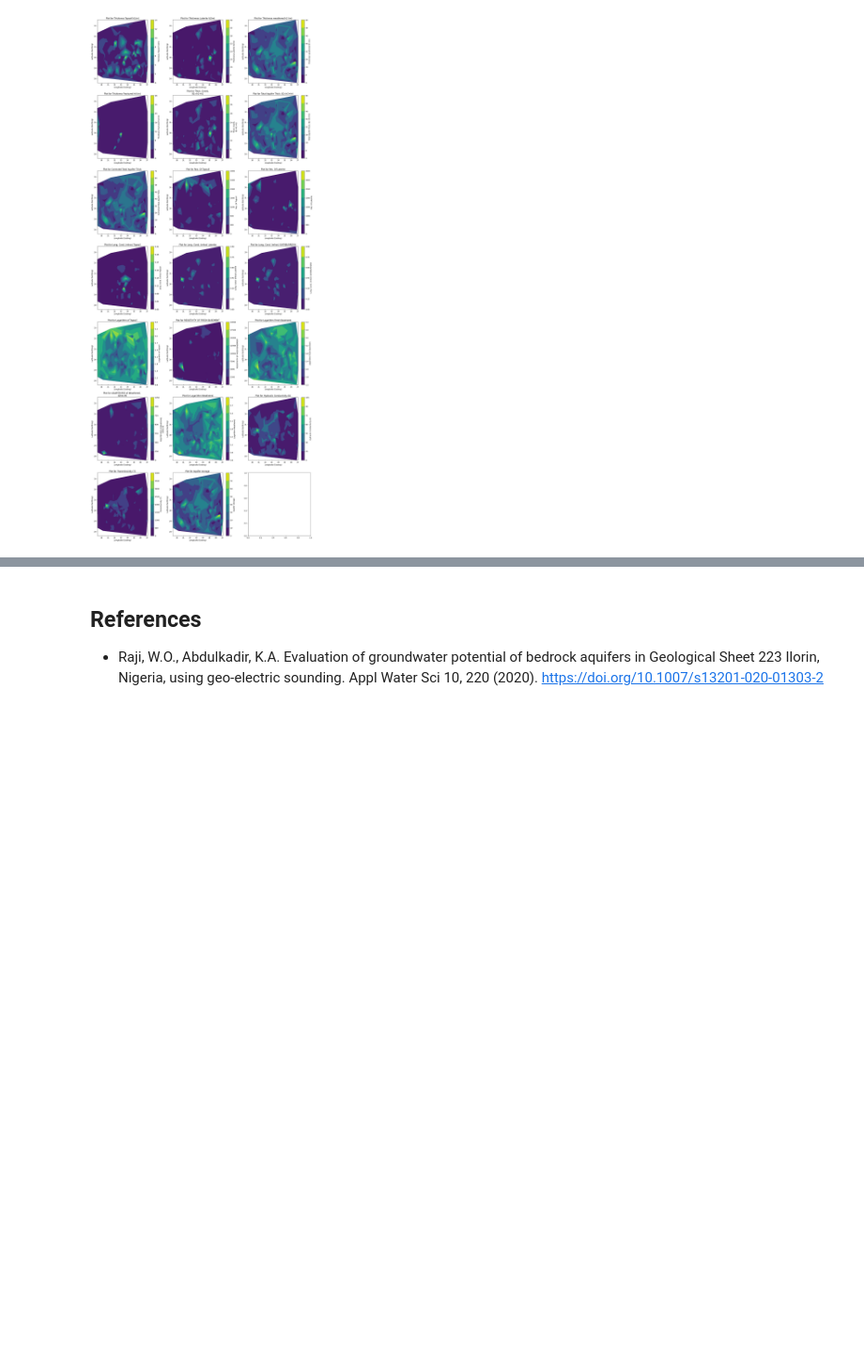
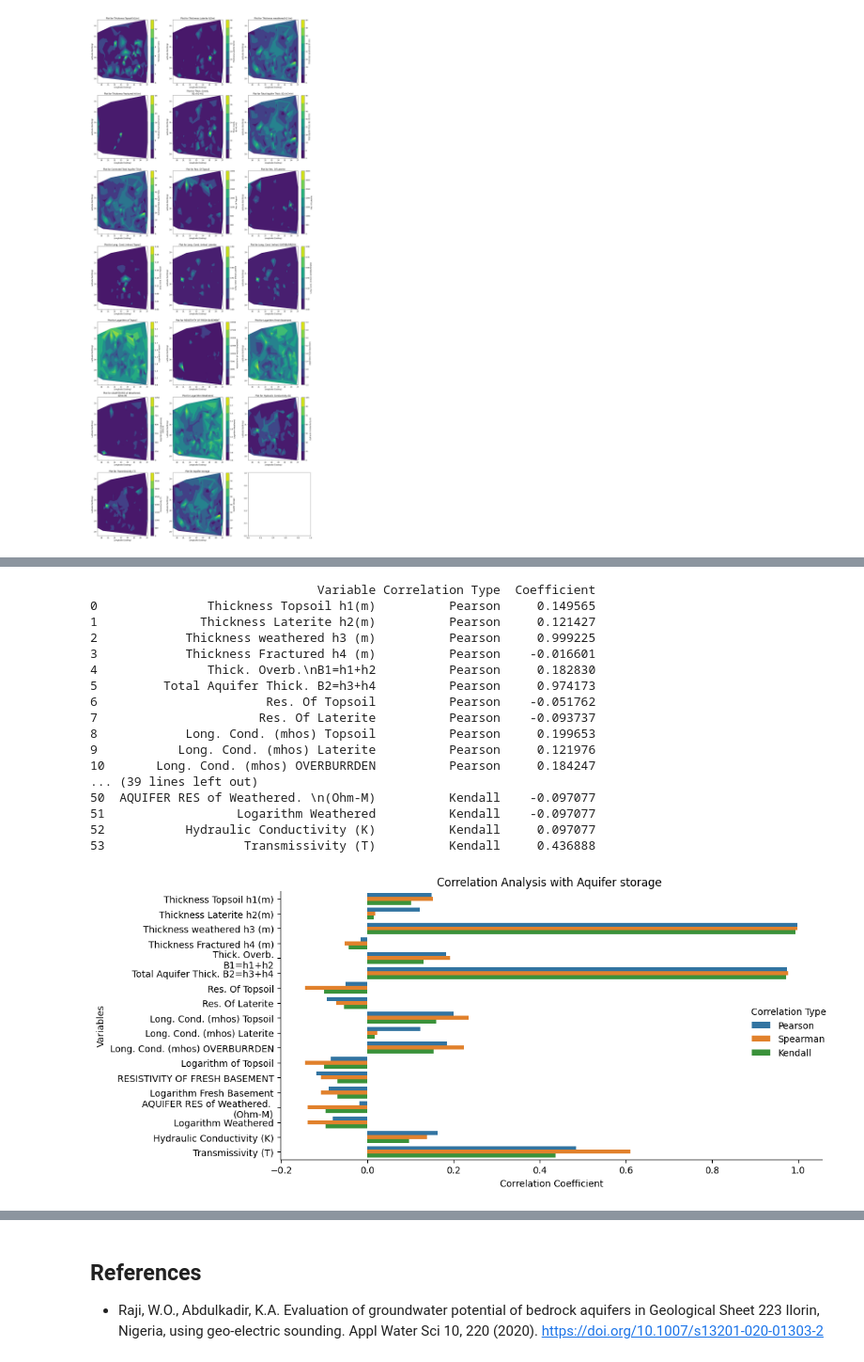
Before and after one commit to Jray-Tech/AquiferStorage, a Jupyter notebook: main.ipynb, the cells around one changed output, grey strips where cells are left out. Shown at 94% size. Cells and saved outputs as stored; diff of their text form; code cells hidden in the pictures; blank space fills up the shorter version.

```diff
--- a/main.ipynb
+++ b/main.ipynb
@@ -211,0 +265,34 @@ perform ML
+# %%
+features_to_corr = [
+      'Thickness Topsoil h1(m)', 'Thickness Laterite h2(m)',
+       'Thickness weathered h3 (m)',
+       'Thickness Fractured h4 (m)',
+       'Thick. Overb.\nB1=h1+h2', 'Total Aquifer Thick. B2=h3+h4',
+       'Res. Of Topsoil', 'Res. Of Laterite', 'Long. Cond. (mhos) Topsoil',
+       'Long. Cond. (mhos) Laterite', 'Long. Cond. (mhos) OVERBURRDEN',
+       'Logarithm of Topsoil', 'RESISTIVITY OF FRESH BASEMENT',
+       'Logarithm Fresh Basement', 'AQUIFER RES of Weathered. \n(Ohm-M)',
+       'Logarithm Weathered', 'Hydraulic Conductivity (K)',
+       'Transmissivity (T)',
+]
+# %%
+plot_correlation_analysis(df_1, features_to_corr, 'Aquifer storage ')
+# %% [output]
+                               Variable Correlation Type  Coefficient
+0               Thickness Topsoil h1(m)          Pearson     0.149565
+1              Thickness Laterite h2(m)          Pearson     0.121427
+2            Thickness weathered h3 (m)          Pearson     0.999225
+3            Thickness Fractured h4 (m)          Pearson    -0.016601
+4               Thick. Overb.\nB1=h1+h2          Pearson     0.182830
+5         Total Aquifer Thick. B2=h3+h4          Pearson     0.974173
+6                       Res. Of Topsoil          Pearson    -0.051762
+7                      Res. Of Laterite          Pearson    -0.093737
+8            Long. Cond. (mhos) Topsoil          Pearson     0.199653
+9           Long. Cond. (mhos) Laterite          Pearson     0.121976
+10       Long. Cond. (mhos) OVERBURRDEN          Pearson     0.184247
+... (39 lines left out)
+50  AQUIFER RES of Weathered. \n(Ohm-M)          Kendall    -0.097077
+51                  Logarithm Weathered          Kendall    -0.097077
+52           Hydraulic Conductivity (K)          Kendall     0.097077
+53                   Transmissivity (T)          Kendall     0.436888
+[figure, added]
```
Also changed, not shown: parts of 33 cells of this notebook, 18 other files.
